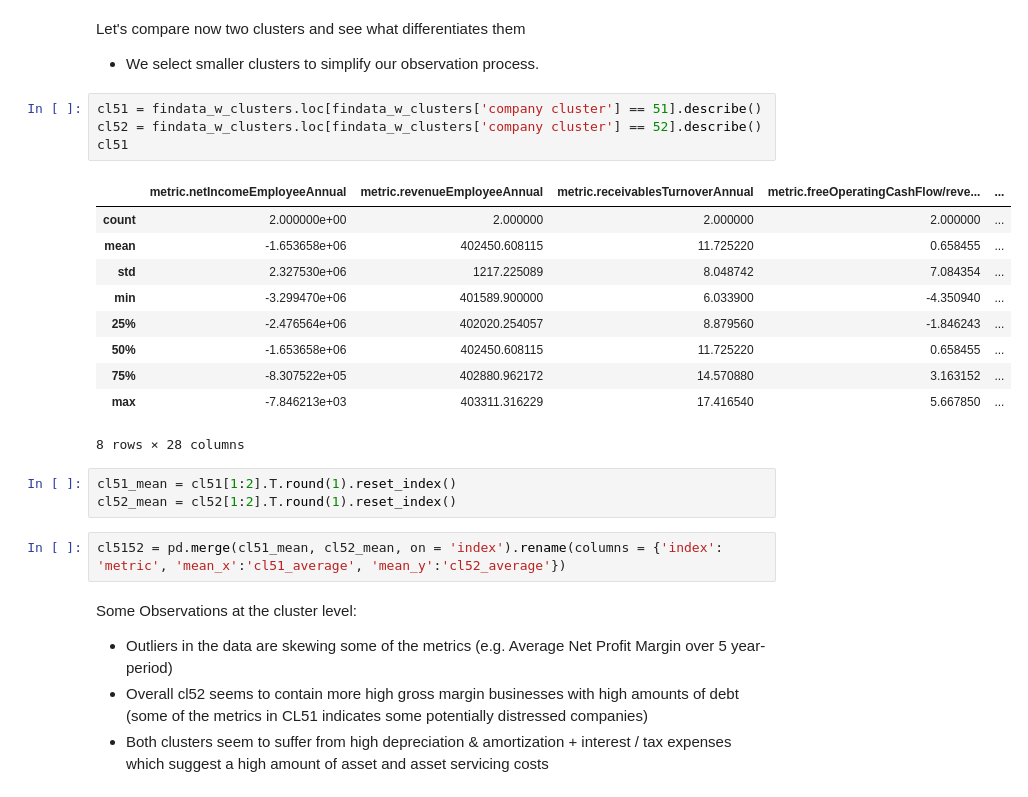
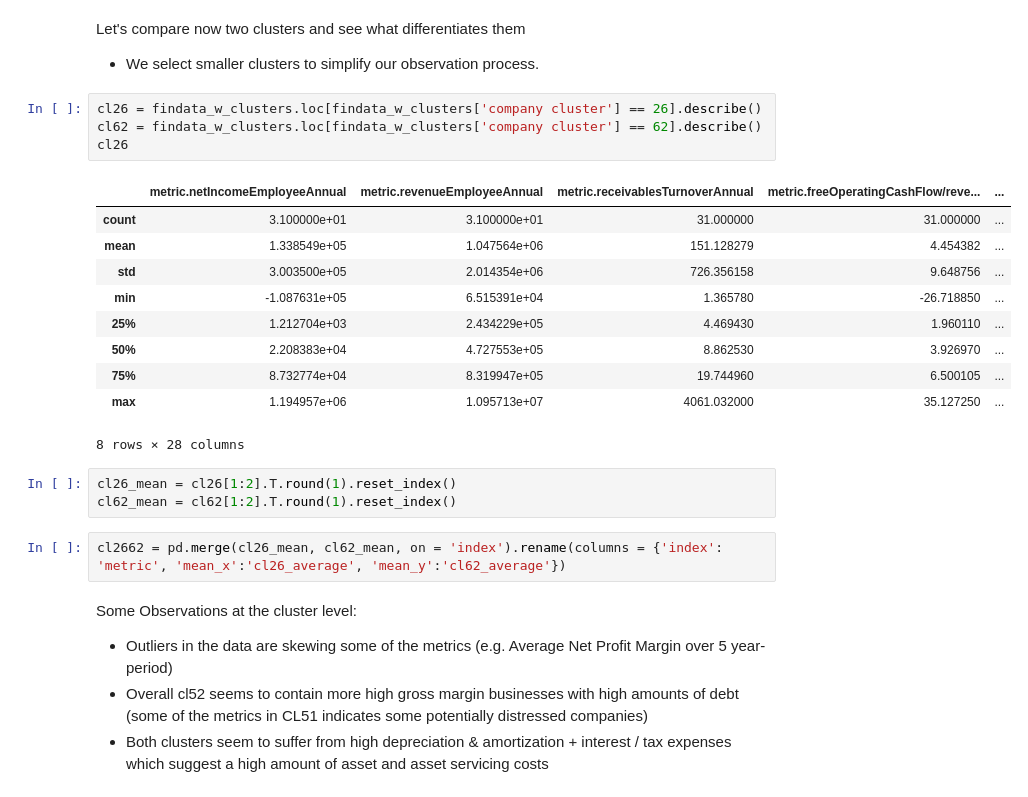
Before and after one commit to Silkways/Investment-Overwatch, a Jupyter notebook: analysis_modelling.ipynb, the cells around one changed output. Cells and saved outputs as stored; diff of their text form.

```diff
--- a/analysis_modelling.ipynb
+++ b/analysis_modelling.ipynb
@@ -297,25 +297,25 @@ Let's compare now two clusters and see what differentiates them
 
    - We select smaller clusters to simplify our observation process.
 # %%
-cl51 = findata_w_clusters.loc[findata_w_clusters['company cluster'] == 51].describe()
-cl52 = findata_w_clusters.loc[findata_w_clusters['company cluster'] == 52].describe()
-cl51
+cl26 = findata_w_clusters.loc[findata_w_clusters['company cluster'] == 26].describe()
+cl62 = findata_w_clusters.loc[findata_w_clusters['company cluster'] == 62].describe()
+cl26
 # %% [output]
 |  | metric.netIncomeEmployeeAnnual | metric.revenueEmployeeAnnual | metric.receivablesTurnoverAnnual | metric.freeOperatingCashFlow/reve... | ... |
-| count | 2.000000e+00 | 2.000000 | 2.000000 | 2.000000 | ... |
-| mean | -1.653658e+06 | 402450.608115 | 11.725220 | 0.658455 | ... |
-| std | 2.327530e+06 | 1217.225089 | 8.048742 | 7.084354 | ... |
-| min | -3.299470e+06 | 401589.900000 | 6.033900 | -4.350940 | ... |
-| 25% | -2.476564e+06 | 402020.254057 | 8.879560 | -1.846243 | ... |
-| 50% | -1.653658e+06 | 402450.608115 | 11.725220 | 0.658455 | ... |
-| 75% | -8.307522e+05 | 402880.962172 | 14.570880 | 3.163152 | ... |
-| max | -7.846213e+03 | 403311.316229 | 17.416540 | 5.667850 | ... |
+| count | 3.100000e+01 | 3.100000e+01 | 31.000000 | 31.000000 | ... |
+| mean | 1.338549e+05 | 1.047564e+06 | 151.128279 | 4.454382 | ... |
+| std | 3.003500e+05 | 2.014354e+06 | 726.356158 | 9.648756 | ... |
+| min | -1.087631e+05 | 6.515391e+04 | 1.365780 | -26.718850 | ... |
+| 25% | 1.212704e+03 | 2.434229e+05 | 4.469430 | 1.960110 | ... |
+| 50% | 2.208383e+04 | 4.727553e+05 | 8.862530 | 3.926970 | ... |
+| 75% | 8.732774e+04 | 8.319947e+05 | 19.744960 | 6.500105 | ... |
+| max | 1.194957e+06 | 1.095713e+07 | 4061.032000 | 35.127250 | ... |
 8 rows × 28 columns
 # %%
-cl51_mean = cl51[1:2].T.round(1).reset_index()
-cl52_mean = cl52[1:2].T.round(1).reset_index()
+cl26_mean = cl26[1:2].T.round(1).reset_index()
+cl62_mean = cl62[1:2].T.round(1).reset_index()
 # %%
-cl5152 = pd.merge(cl51_mean, cl52_mean, on = 'index').rename(columns = {'index': 'metric', 'mean_x':'cl51_average', 'mean_y':'cl52_average'})
+cl2662 = pd.merge(cl26_mean, cl62_mean, on = 'index').rename(columns = {'index': 'metric', 'mean_x':'cl26_average', 'mean_y':'cl62_average'})
 # %% [markdown]
 Some Observations at the cluster level:
 
```
Also changed, not shown: parts of 6 cells of this notebook, 3 other files.
